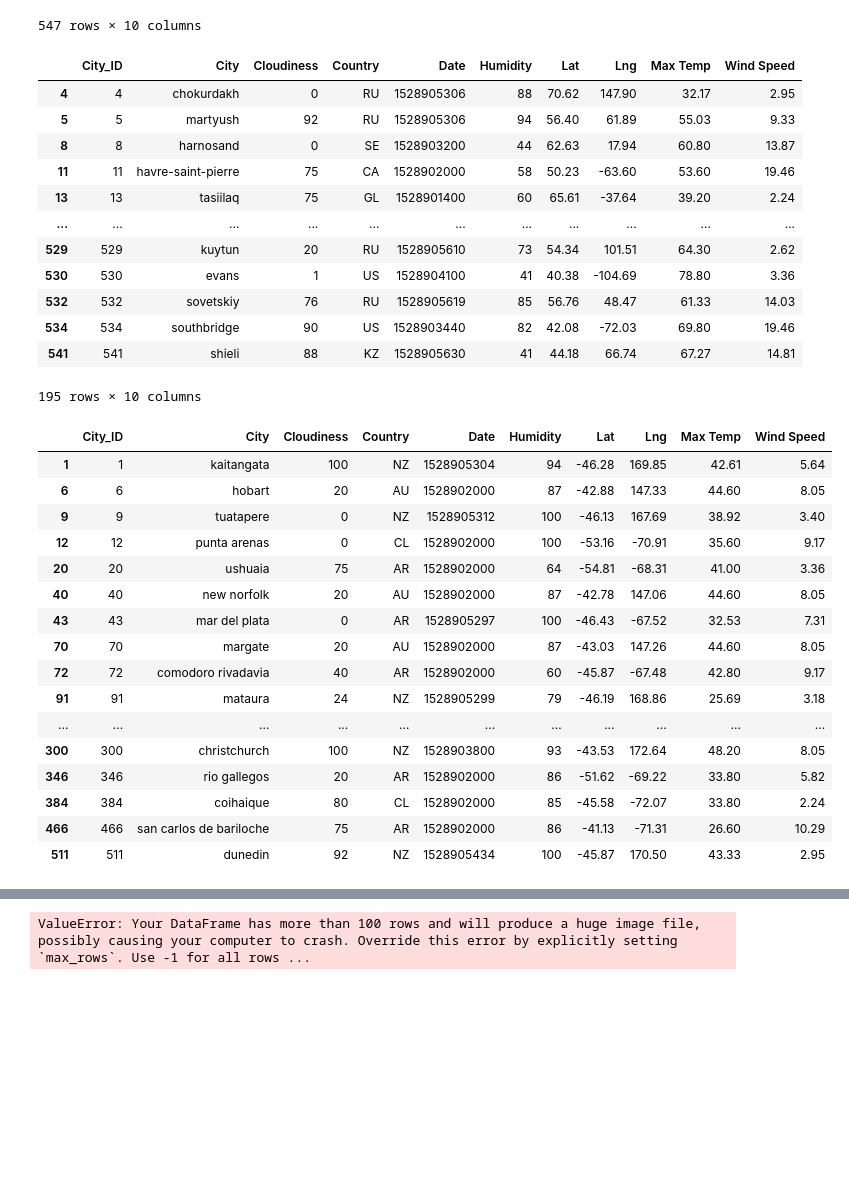
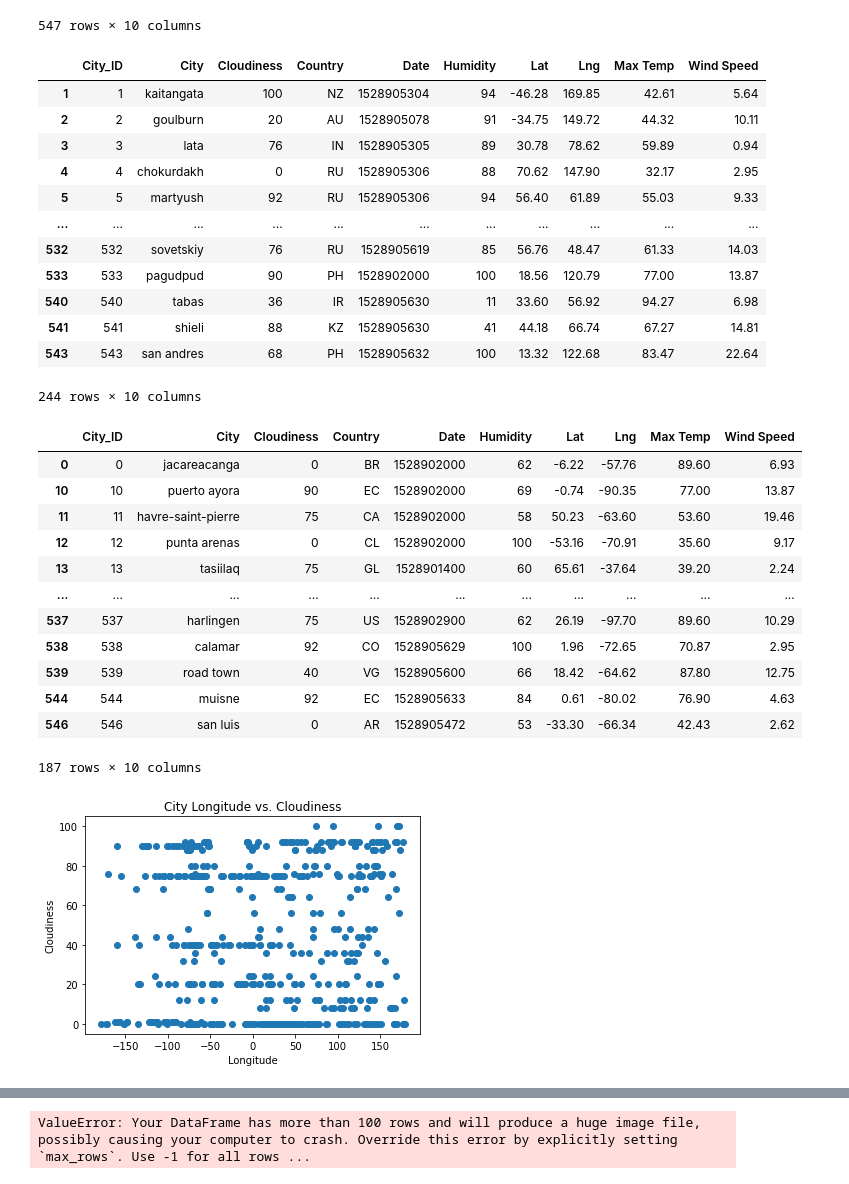
Before and after one commit to Mkang525/Web-Design-Challenge, a Jupyter notebook: WebVisualizations/Resources/Untitled.ipynb, the cells around one changed output, grey strips where cells are left out. Drawn from its saved outputs; the diff is of its cells as text; code cells hidden in the pictures; blank space fills up the shorter version.

```diff
--- a/WebVisualizations/Resources/Untitled.ipynb
+++ b/WebVisualizations/Resources/Untitled.ipynb
@@ -23,44 +28,52 @@ cities1
 | 546 | 546 | san luis | 0 | AR | 1528905472 | 53 | -33.30 | -66.34 | 42.43 | 2.62 |
 547 rows × 10 columns
 # %%
-hum_40 = cities1.loc[cities1['Lat'] >= 40, :]
+hum_40 = cities1.loc[cities1['Lng'] >= 30, :]
 
 hum_40
 # %% [output]
 |  | City_ID | City | Cloudiness | Country | Date | Humidity | Lat | Lng | Max Temp | Wind Speed |
+| 1 | 1 | kaitangata | 100 | NZ | 1528905304 | 94 | -46.28 | 169.85 | 42.61 | 5.64 |
+| 2 | 2 | goulburn | 20 | AU | 1528905078 | 91 | -34.75 | 149.72 | 44.32 | 10.11 |
+| 3 | 3 | lata | 76 | IN | 1528905305 | 89 | 30.78 | 78.62 | 59.89 | 0.94 |
 | 4 | 4 | chokurdakh | 0 | RU | 1528905306 | 88 | 70.62 | 147.90 | 32.17 | 2.95 |
 | 5 | 5 | martyush | 92 | RU | 1528905306 | 94 | 56.40 | 61.89 | 55.03 | 9.33 |
-| 8 | 8 | harnosand | 0 | SE | 1528903200 | 44 | 62.63 | 17.94 | 60.80 | 13.87 |
-| 11 | 11 | havre-saint-pierre | 75 | CA | 1528902000 | 58 | 50.23 | -63.60 | 53.60 | 19.46 |
-| 13 | 13 | tasiilaq | 75 | GL | 1528901400 | 60 | 65.61 | -37.64 | 39.20 | 2.24 |
 | ... | ... | ... | ... | ... | ... | ... | ... | ... | ... | ... |
-| 529 | 529 | kuytun | 20 | RU | 1528905610 | 73 | 54.34 | 101.51 | 64.30 | 2.62 |
-| 530 | 530 | evans | 1 | US | 1528904100 | 41 | 40.38 | -104.69 | 78.80 | 3.36 |
 | 532 | 532 | sovetskiy | 76 | RU | 1528905619 | 85 | 56.76 | 48.47 | 61.33 | 14.03 |
-| 534 | 534 | southbridge | 90 | US | 1528903440 | 82 | 42.08 | -72.03 | 69.80 | 19.46 |
+| 533 | 533 | pagudpud | 90 | PH | 1528902000 | 100 | 18.56 | 120.79 | 77.00 | 13.87 |
+| 540 | 540 | tabas | 36 | IR | 1528905630 | 11 | 33.60 | 56.92 | 94.27 | 6.98 |
 | 541 | 541 | shieli | 88 | KZ | 1528905630 | 41 | 44.18 | 66.74 | 67.27 | 14.81 |
+| 543 | 543 | san andres | 68 | PH | 1528905632 | 100 | 13.32 | 122.68 | 83.47 | 22.64 |
-195 rows × 10 columns
+244 rows × 10 columns
 # %%
-hum_neg40 = cities1.loc[cities1['Lat'] <= -40, :]
+
+
+hum_neg40 = cities1.loc[cities1['Lng'] <= -30, :]
 hum_neg40
 # %% [output]
 |  | City_ID | City | Cloudiness | Country | Date | Humidity | Lat | Lng | Max Temp | Wind Speed |
-| 1 | 1 | kaitangata | 100 | NZ | 1528905304 | 94 | -46.28 | 169.85 | 42.61 | 5.64 |
-| 6 | 6 | hobart | 20 | AU | 1528902000 | 87 | -42.88 | 147.33 | 44.60 | 8.05 |
-| 9 | 9 | tuatapere | 0 | NZ | 1528905312 | 100 | -46.13 | 167.69 | 38.92 | 3.40 |
+| 0 | 0 | jacareacanga | 0 | BR | 1528902000 | 62 | -6.22 | -57.76 | 89.60 | 6.93 |
+| 10 | 10 | puerto ayora | 90 | EC | 1528902000 | 69 | -0.74 | -90.35 | 77.00 | 13.87 |
+| 11 | 11 | havre-saint-pierre | 75 | CA | 1528902000 | 58 | 50.23 | -63.60 | 53.60 | 19.46 |
 | 12 | 12 | punta arenas | 0 | CL | 1528902000 | 100 | -53.16 | -70.91 | 35.60 | 9.17 |
-| 20 | 20 | ushuaia | 75 | AR | 1528902000 | 64 | -54.81 | -68.31 | 41.00 | 3.36 |
-| 40 | 40 | new norfolk | 20 | AU | 1528902000 | 87 | -42.78 | 147.06 | 44.60 | 8.05 |
-| 43 | 43 | mar del plata | 0 | AR | 1528905297 | 100 | -46.43 | -67.52 | 32.53 | 7.31 |
-| 70 | 70 | margate | 20 | AU | 1528902000 | 87 | -43.03 | 147.26 | 44.60 | 8.05 |
-| 72 | 72 | comodoro rivadavia | 40 | AR | 1528902000 | 60 | -45.87 | -67.48 | 42.80 | 9.17 |
-| 91 | 91 | mataura | 24 | NZ | 1528905299 | 79 | -46.19 | 168.86 | 25.69 | 3.18 |
+| 13 | 13 | tasiilaq | 75 | GL | 1528901400 | 60 | 65.61 | -37.64 | 39.20 | 2.24 |
 | ... | ... | ... | ... | ... | ... | ... | ... | ... | ... | ... |
-| 300 | 300 | christchurch | 100 | NZ | 1528903800 | 93 | -43.53 | 172.64 | 48.20 | 8.05 |
-| 346 | 346 | rio gallegos | 20 | AR | 1528902000 | 86 | -51.62 | -69.22 | 33.80 | 5.82 |
-| 384 | 384 | coihaique | 80 | CL | 1528902000 | 85 | -45.58 | -72.07 | 33.80 | 2.24 |
-| 466 | 466 | san carlos de bariloche | 75 | AR | 1528902000 | 86 | -41.13 | -71.31 | 26.60 | 10.29 |
-| 511 | 511 | dunedin | 92 | NZ | 1528905434 | 100 | -45.87 | 170.50 | 43.33 | 2.95 |
+| 537 | 537 | harlingen | 75 | US | 1528902900 | 62 | 26.19 | -97.70 | 89.60 | 10.29 |
+| 538 | 538 | calamar | 92 | CO | 1528905629 | 100 | 1.96 | -72.65 | 70.87 | 2.95 |
+| 539 | 539 | road town | 40 | VG | 1528905600 | 66 | 18.42 | -64.62 | 87.80 | 12.75 |
+| 544 | 544 | muisne | 92 | EC | 1528905633 | 84 | 0.61 | -80.02 | 76.90 | 4.63 |
+| 546 | 546 | san luis | 0 | AR | 1528905472 | 53 | -33.30 | -66.34 | 42.43 | 2.62 |
+187 rows × 10 columns
+# %%
+x_values = cities1['Lng']
+y_values = cities1['Cloudiness']
+plt.scatter(x_values,y_values)
+plt.xlabel('Longitude')
+plt.ylabel('Cloudiness')
+plt.title('City Longitude vs. Cloudiness')
+plt.show()
+# %% [output]
+[figure, added]
 # %%
 cities_html = cities1.to_html(index=False)
 # %%
```
Also changed, not shown: parts of 2 cells of this notebook, 9 other files.
